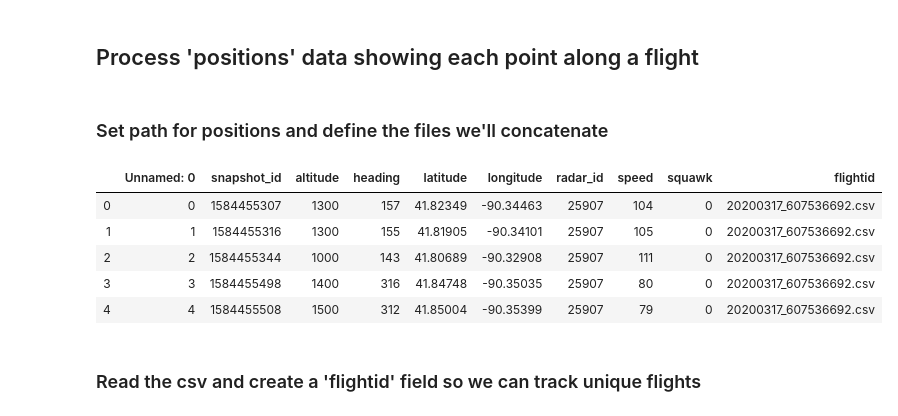
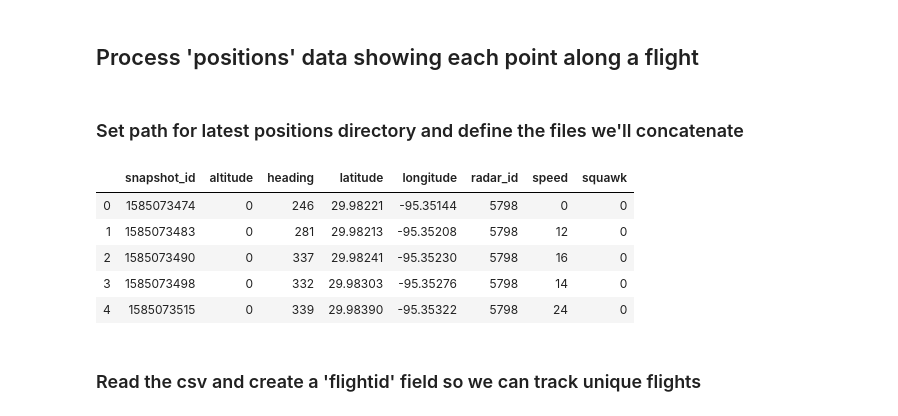
Before and after one commit to datadesk/coronavirus-flight-tracking, a Jupyter notebook: flights-data/00-processing-coronavirus-flights.ipynb, the cells around one changed output. Drawn from its saved outputs; the diff is of its cells as text; code cells hidden in the pictures.

Commit message:
latest flight ping processing

```diff
--- a/flights-data/00-processing-coronavirus-flights.ipynb
+++ b/flights-data/00-processing-coronavirus-flights.ipynb
@@ -103,15 +107,16 @@ from_lax.to_csv('output/from_lax.csv')
 # %% [markdown]
 ## Process 'positions' data showing each point along a flight
 # %% [markdown]
-### Set path for positions and define the files we'll concatenate
+### Set path for latest positions directory and define the files we'll concatenate
 # %%
-a_position = pd.read_csv('/Users/mhustiles/data/data/flights/coronavirus/20200317_positions.csv')
+a_position = pd.read_csv('/Users/mhustiles/data/data/flights/\
+coronavirus/20200324_positions/20200324_608444394.csv')
 a_position.head()
 # %% [output]
-|  | Unnamed: 0 | snapshot_id | altitude | heading | latitude | longitude | radar_id | speed | squawk | flightid |
-| 0 | 0 | 1584455307 | 1300 | 157 | 41.82349 | -90.34463 | 25907 | 104 | 0 | 20200317_607536692.csv |
-| 1 | 1 | 1584455316 | 1300 | 155 | 41.81905 | -90.34101 | 25907 | 105 | 0 | 20200317_607536692.csv |
-| 2 | 2 | 1584455344 | 1000 | 143 | 41.80689 | -90.32908 | 25907 | 111 | 0 | 20200317_607536692.csv |
-| 3 | 3 | 1584455498 | 1400 | 316 | 41.84748 | -90.35035 | 25907 | 80 | 0 | 20200317_607536692.csv |
-| 4 | 4 | 1584455508 | 1500 | 312 | 41.85004 | -90.35399 | 25907 | 79 | 0 | 20200317_607536692.csv |
+|  | snapshot_id | altitude | heading | latitude | longitude | radar_id | speed | squawk |
+| 0 | 1585073474 | 0 | 246 | 29.98221 | -95.35144 | 5798 | 0 | 0 |
+| 1 | 1585073483 | 0 | 281 | 29.98213 | -95.35208 | 5798 | 12 | 0 |
+| 2 | 1585073490 | 0 | 337 | 29.98241 | -95.35230 | 5798 | 16 | 0 |
+| 3 | 1585073498 | 0 | 332 | 29.98303 | -95.35276 | 5798 | 14 | 0 |
+| 4 | 1585073515 | 0 | 339 | 29.98390 | -95.35322 | 5798 | 24 | 0 |
 # %%
```
Also changed, not shown: parts of 24 cells of this notebook, 3 other files.
